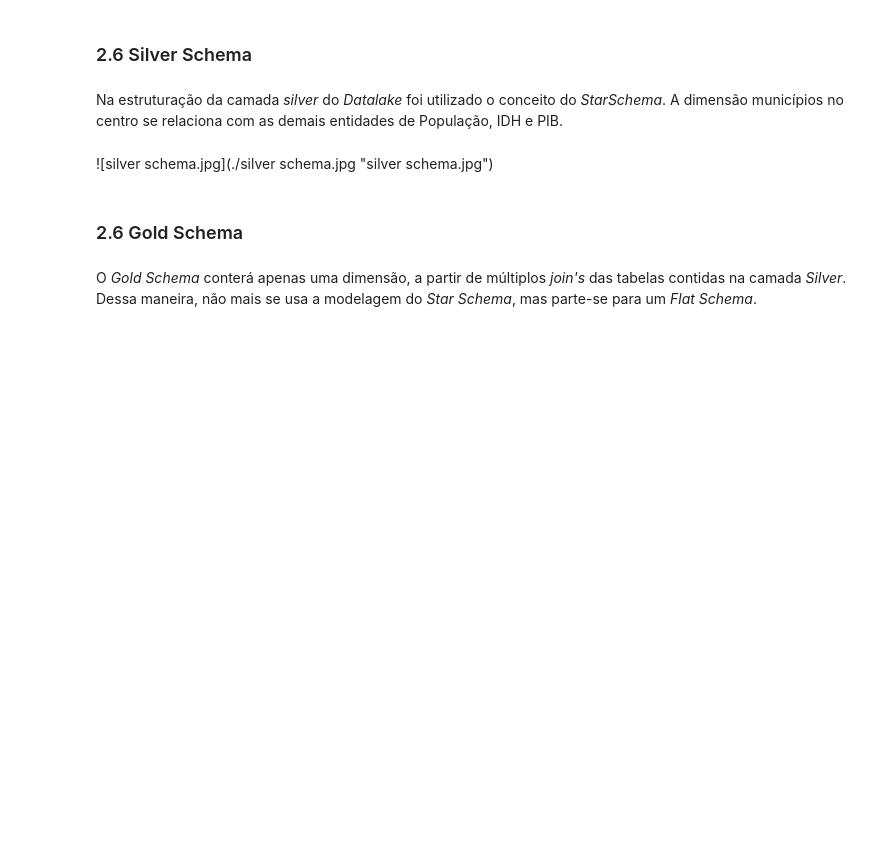
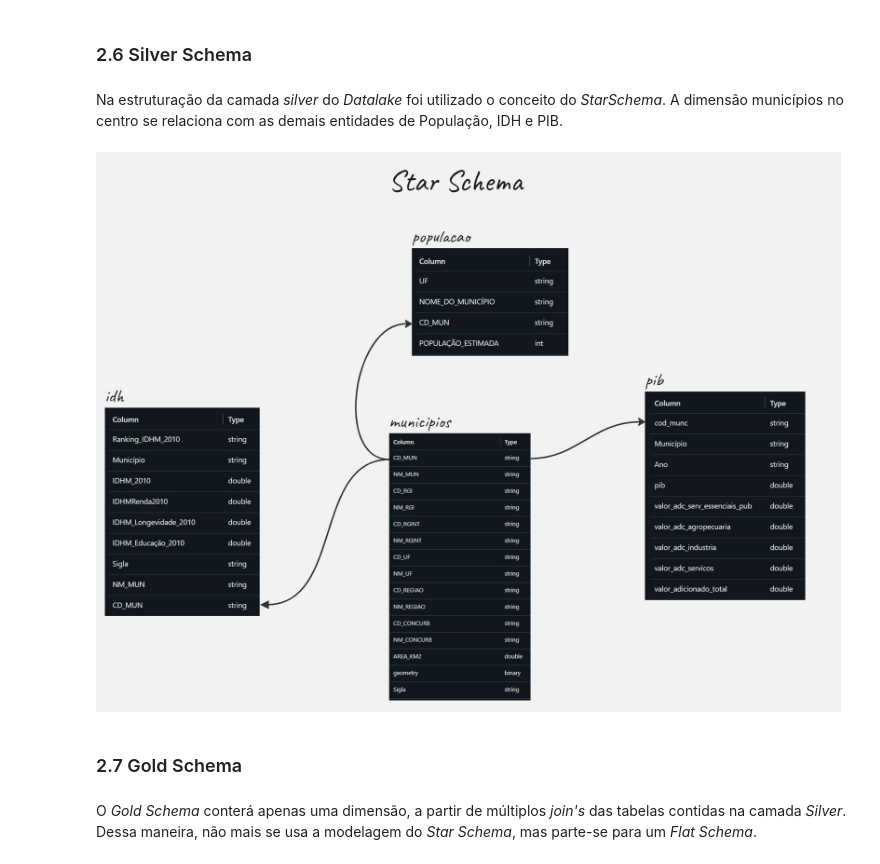
Before and after one commit to fersondahl-uff/MVP_eng_dados, a Jupyter notebook: MVP_eng_dados_DB.ipynb, the cells around one changed output. Cells and saved outputs as stored; diff of their text form; code cells hidden in the pictures; blank space fills up the shorter version.

```diff
--- a/MVP_eng_dados_DB.ipynb
+++ b/MVP_eng_dados_DB.ipynb
@@ -440,10 +440,17 @@ only showing top 20 rows
 ### 2.6 Silver Schema
 # %% [markdown]
 Na estruturação da camada _silver_ do _Datalake_ foi utilizado o conceito do _StarSchema_. A dimensão municípios no centro se relaciona com as demais entidades de População, IDH e PIB.
-# %% [markdown]
-![silver schema.jpg](./silver schema.jpg "silver schema.jpg")
+# %%
+# Imagem do Schema
+img_url = requests.get(r"https://raw.githubusercontent.com/fersondahl-uff/MVP_eng_dados/refs/heads/main/Assets/silver%20schema.jpg")
+img_url.raise_for_status()
+img_buf = io.BytesIO(img_url.content)
+img = Image.open(img_buf)
+display(img)
+# %% [output]
+[figure, added]
 # %% [markdown]
-### 2.6 Gold Schema
+### 2.7 Gold Schema
 # %% [markdown]
 O _Gold Schema_ conterá apenas uma dimensão, a partir de múltiplos _join's_ das tabelas contidas na camada _Silver_. Dessa maneira, não mais se usa a modelagem do _Star Schema_, mas parte-se para um _Flat Schema_.
 # %%
```
